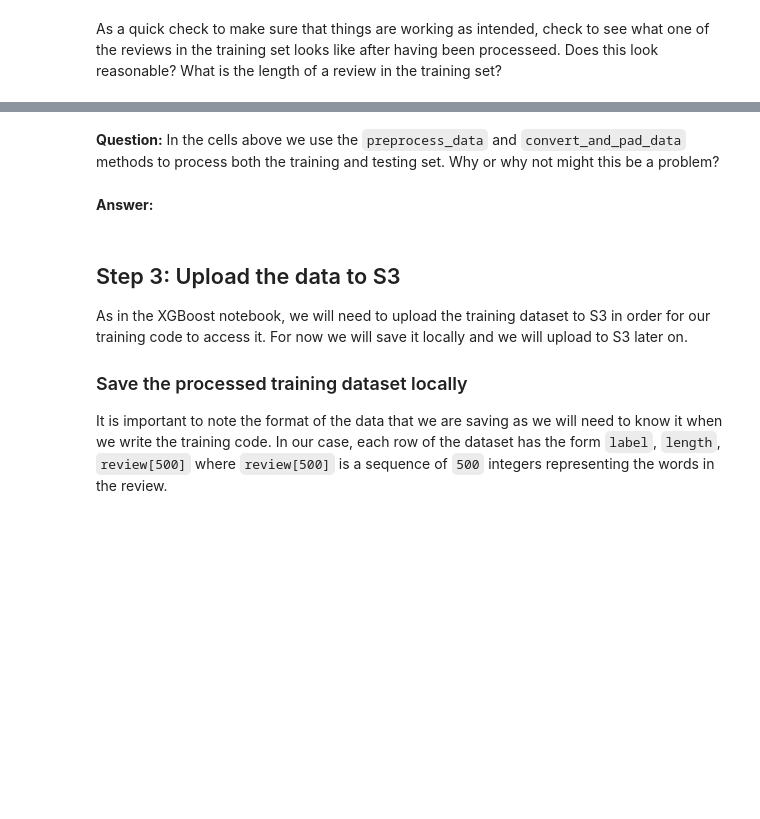
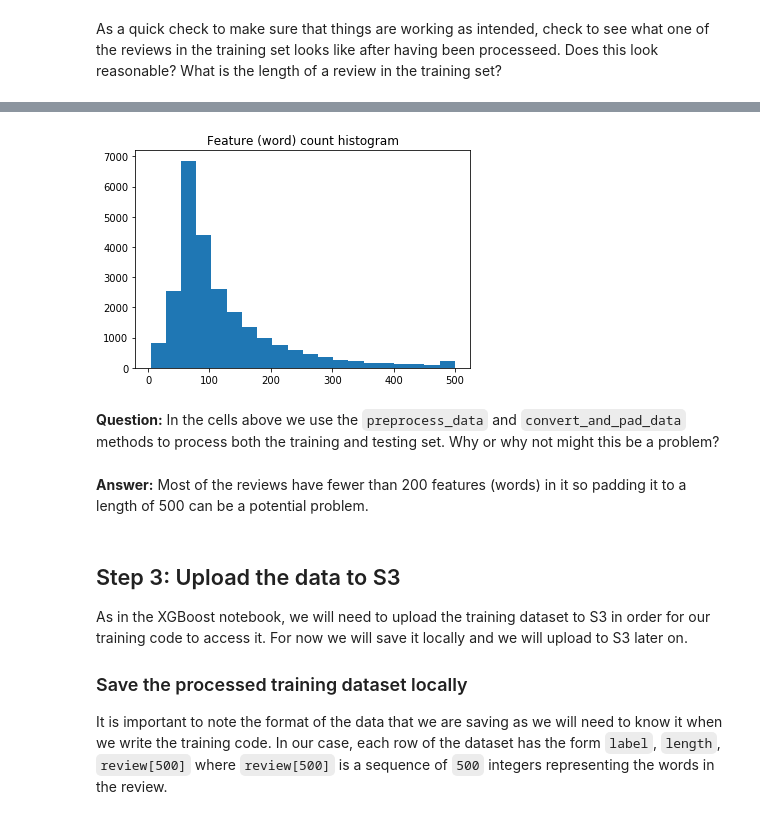
Before and after one commit to foxan/sagemaker-deployment, a Jupyter notebook: Project/SageMaker Project.ipynb, the cells around one changed output, grey strips where cells are left out. Drawn from its saved outputs; the diff is of its cells as text; code cells hidden in the pictures; blank space fills up the shorter version.

```diff
--- a/Project/SageMaker Project.ipynb
+++ b/Project/SageMaker Project.ipynb
@@ -204,13 +246,17 @@ def build_dict(data, vocab_size = 5000):
 
     # TODO: Determine how often each word appears in `data`. Note that `data` is a list of sentences and that a
     #       sentence is a list of words.
+    # flatten the list of sentences into a single list of words
+    flat_data = [word for sentence in data for word in sentence]
 
-    word_count = {} # A dict storing the words that appear in the reviews along with how often they occur
+    # A dict storing the words that appear in the reviews along with how often they occur
+    word_count = {}
+    for word in flat_data:
+        word_count[word] = word_count.get(word, 0) + 1
 
     # TODO: Sort the words found in `data` so that sorted_words[0] is the most frequently appearing word and
     #       sorted_words[-1] is the least frequently appearing word.
-
-    sorted_words = None
+    sorted_words = [k for k, v in sorted(word_count.items(), key=lambda x: x[1], reverse=True)]
 
     word_dict = {} # This is what we are building, a dictionary that translates words into integers
     for idx, word in enumerate(sorted_words[:vocab_size - 2]): # The -2 is so that we save room for the 'no word'
@@ -275,7 +349,21 @@ As a quick check to make sure that things are working as intended, check to see
+# %%
+# feature (word) count for each review after proprocessing
+feature_count = lambda x: len(np.where(x > 0)[0])
+review_feature_count = np.apply_along_axis(feature_count, 1, train_X)
+# %%
+import matplotlib.pyplot as plt
+
+%matplotlib inline
+
+plt.hist(review_feature_count, bins=20)
+plt.title("Feature (word) count histogram")
+plt.show()
+# %% [output]
+[figure, added]
 # %% [markdown]
 **Question:** In the cells above we use the `preprocess_data` and `convert_and_pad_data` methods to process both the training and testing set. Why or why not might this be a problem?
-# %% [markdown]
-**Answer:**
+# %% [markdown]
+**Answer:** Most of the reviews have fewer than 200 features (words) in it so padding it to a length of 500 can be a potential problem.
 # %% [markdown]
 ## Step 3: Upload the data to S3
 
```
Also changed, not shown: parts of 13 cells of this notebook, 2 other files.
